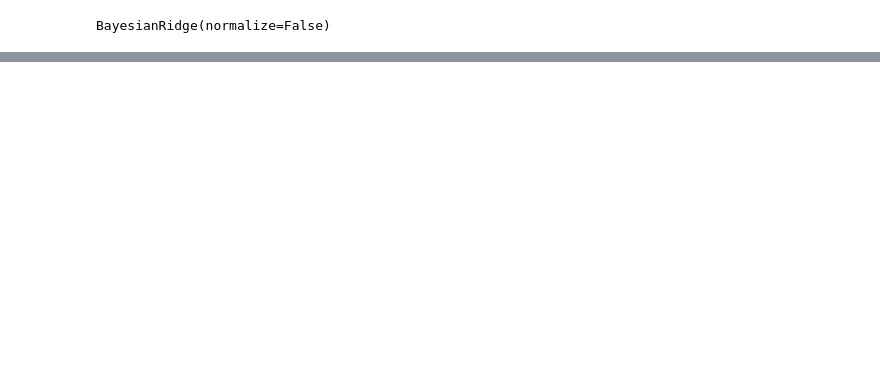
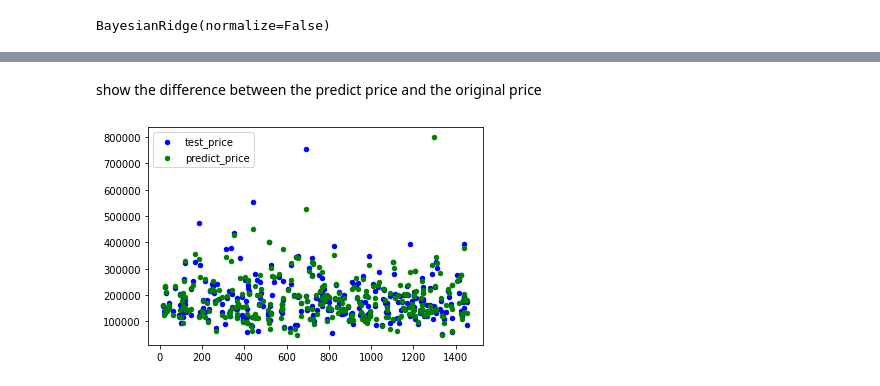
Before and after one commit to CS-521-A3/final-project-jaime-wang-and-Hilda-Guo, a Jupyter notebook: House_price_predict.ipynb, the cells around one changed output, grey strips where cells are left out. Cells and saved outputs as stored; diff of their text form; code cells hidden in the pictures; blank space fills up the shorter version.

```diff
--- a/House_price_predict.ipynb
+++ b/House_price_predict.ipynb
@@ -365 +380,15 @@ tsub
 292 rows × 3 columns
+# %% [markdown]
+show the difference between the predict price and the original price
+# %%
+ax1 = plt.figure().add_subplot(111)
+x = test_result['Id'].to_numpy().reshape(292,1)
+y = test_result['SalePrice'].to_numpy().reshape(292,1)
+ax1.scatter(x,y,s=20,color ='blue',label = 'test_price')
+i = test_result['Id'].to_numpy().reshape(292,1)
+j = test_result['Predict_SalePrice'].to_numpy().reshape(292,1)
+ax1.scatter(i,j,s=20,color ='green',label = 'predict_price')
+plt.legend()
+plt.show()
+# %% [output]
+[figure, added]
```
Also changed, not shown: parts of 12 cells of this notebook.
